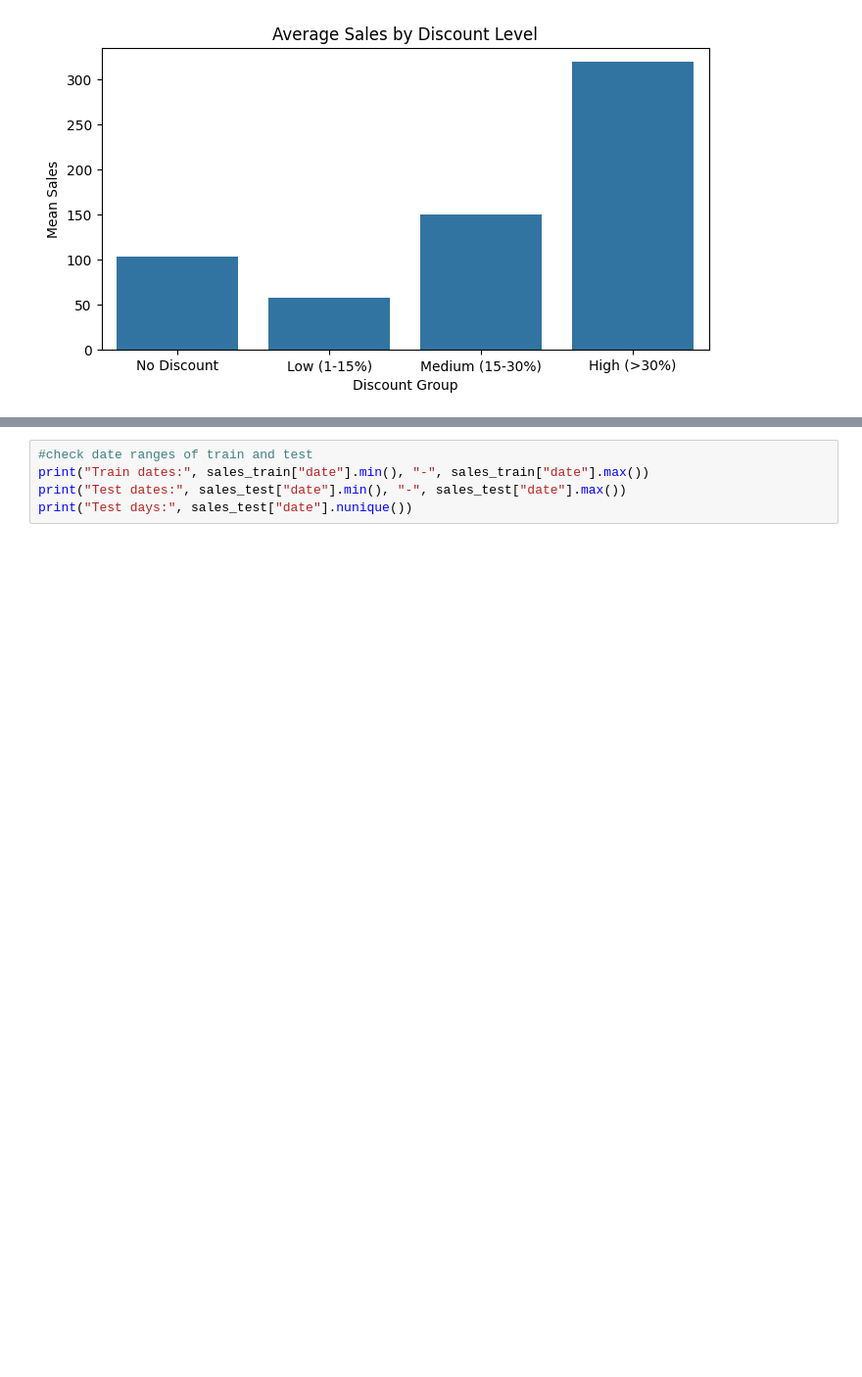
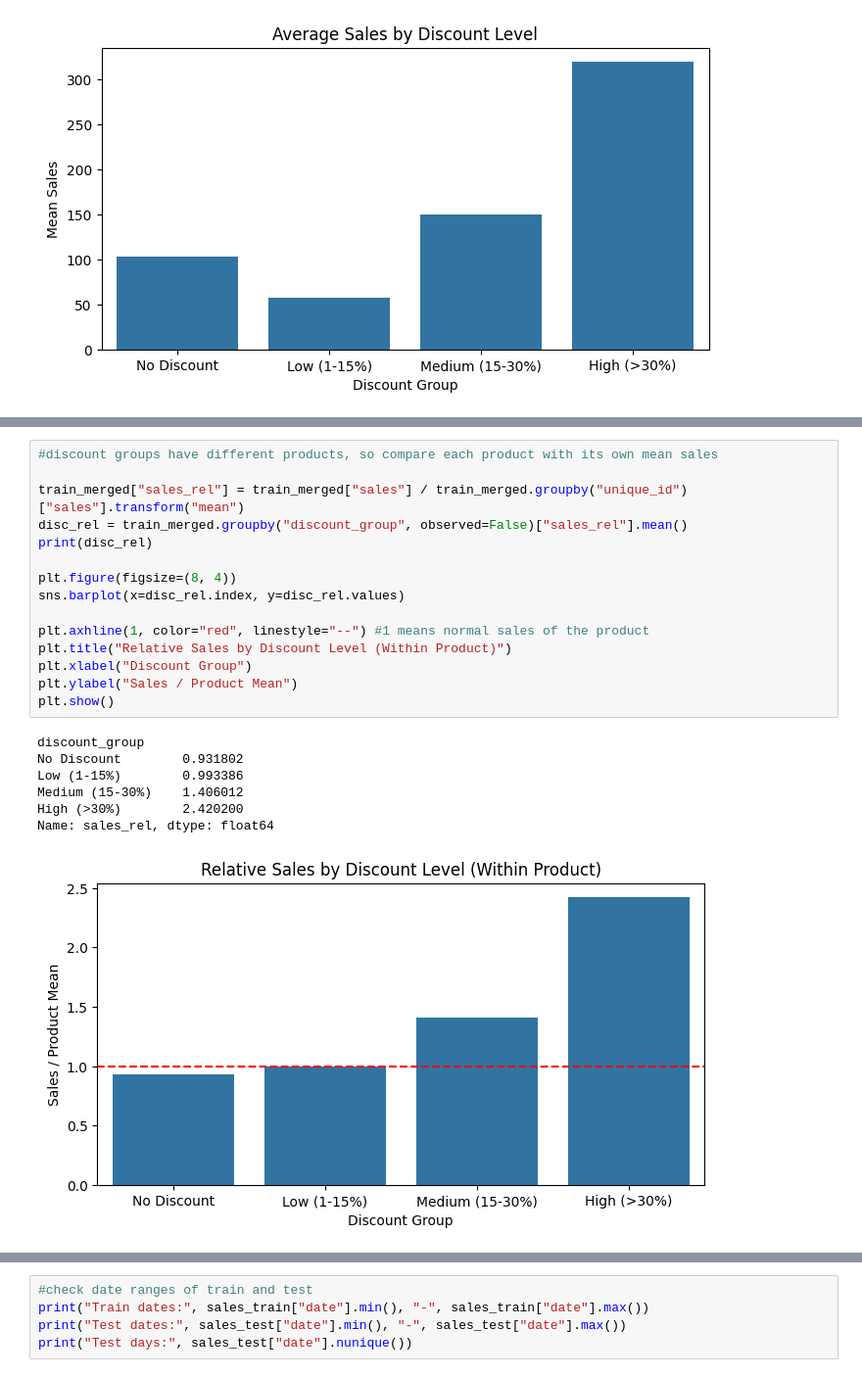
Before and after one commit to KtoxTheNisa/GROUP51_CENG313, a Jupyter notebook: assignment1_eda_baseline.ipynb, the cells around one changed output, grey strips where cells are left out. Shown at 98% size. Saved outputs shown, nothing was run; the diff lists cells and outputs as text; blank space fills up the shorter version.

```diff
--- a/assignment1_eda_baseline.ipynb
+++ b/assignment1_eda_baseline.ipynb
@@ -331,0 +464,23 @@ plt.show() #discount vs no discount looks like discount always helps, check by d
+# %%
+#discount groups have different products, so compare each product with its own mean sales
+
+train_merged["sales_rel"] = train_merged["sales"] / train_merged.groupby("unique_id")["sales"].transform("mean")
+disc_rel = train_merged.groupby("discount_group", observed=False)["sales_rel"].mean()
+print(disc_rel)
+
+plt.figure(figsize=(8, 4))
+sns.barplot(x=disc_rel.index, y=disc_rel.values)
+
+plt.axhline(1, color="red", linestyle="--") #1 means normal sales of the product
+plt.title("Relative Sales by Discount Level (Within Product)")
+plt.xlabel("Discount Group")
+plt.ylabel("Sales / Product Mean")
+plt.show()
+# %% [output]
+discount_group
+No Discount        0.931802
+Low (1-15%)        0.993386
+Medium (15-30%)    1.406012
+High (>30%)        2.420200
+Name: sales_rel, dtype: float64
+[figure, added]
```
Also changed, not shown: parts of 34 cells of this notebook.
